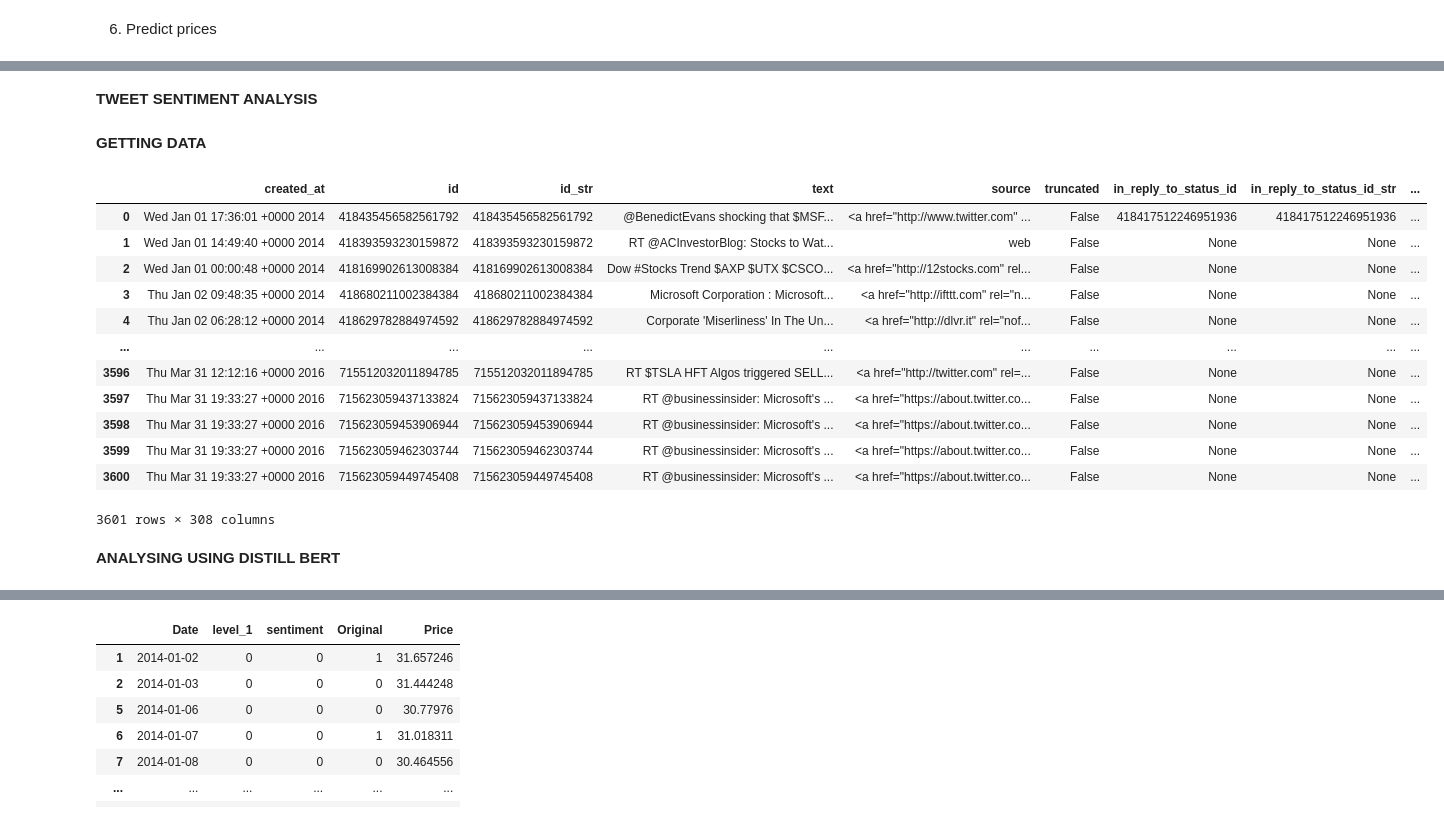
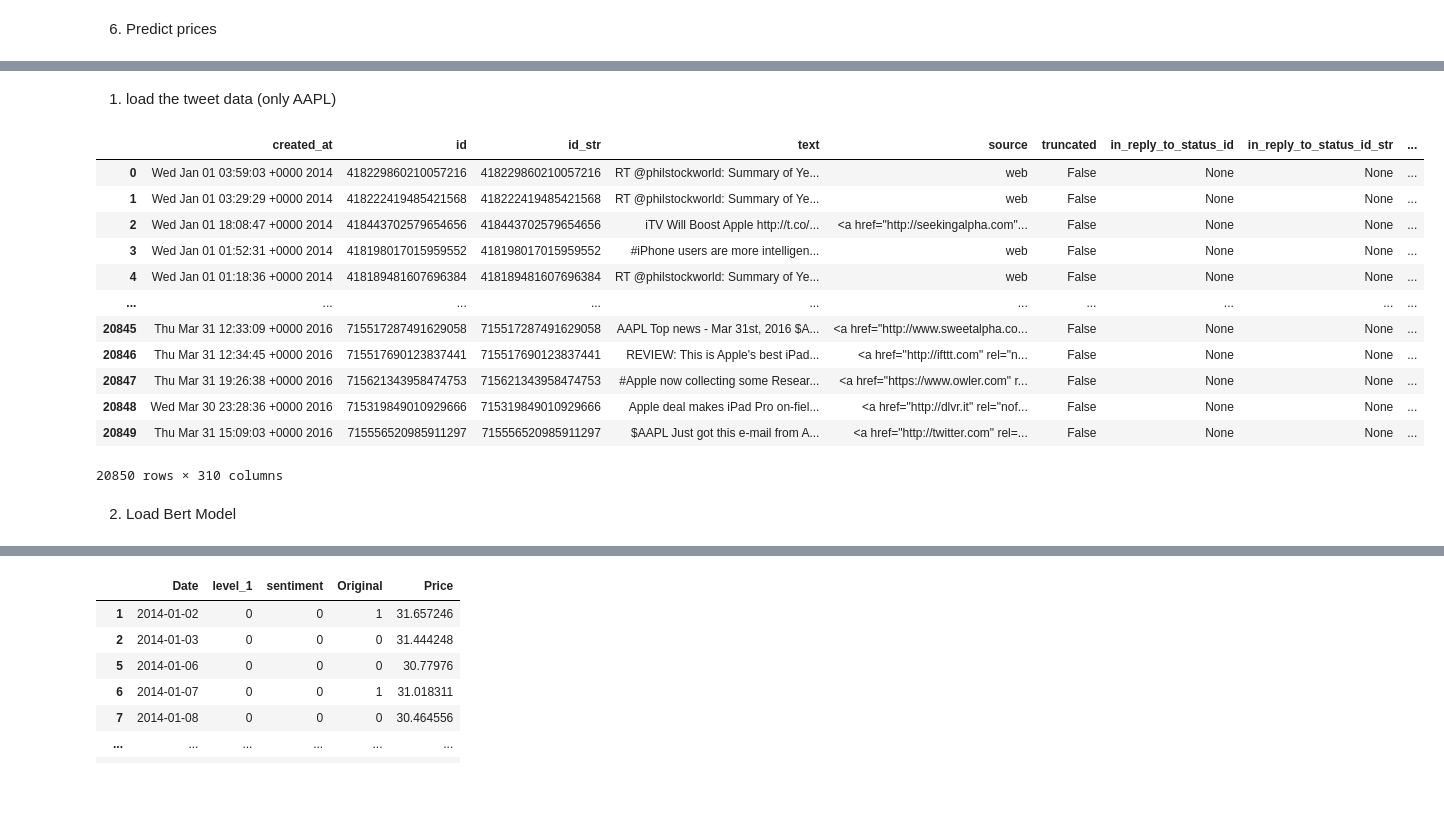
Before and after one commit to trilogy-group/tu2k22-zhiyuangao, a Jupyter notebook: dl/main2.ipynb, the cells around one changed output, grey strips where cells are left out. Saved outputs shown, nothing was run; the diff lists cells and outputs as text; code cells hidden in the pictures; blank space fills up the shorter version.

```diff
--- a/dl/main2.ipynb
+++ b/dl/main2.ipynb
@@ -207,2 +218,0 @@ metrics
-# %% [markdown]
-**TWEET SENTIMENT ANALYSIS**
@@ -215,47 +219,47 @@ from dateutil.parser import parse
-# %% [markdown]
-**GETTING DATA**
+# %% [markdown]
+1. load the tweet data (only AAPL)
 # %%
+import re
+import json
+import pandas as pd
+from dateutil.parser import parse
 tweets_path = "../dataset/tweet"
 dfx = pd.DataFrame
 
 def load_tweets(path):
-  df = []
-  # stocks_folders = ["MSFT","AAPL","AMZN","GOOG","FB"]
-  stocks_folders = ["MSFT"]
-  for folder in stocks_folders:
-    try:
-      stocks_files = sorted(os.listdir(f'{path}/{folder}'))
-
-      for stock_file in stocks_files:
-        file_path = f'{path}/{folder}/{stock_file}'
-        json_file = open(file_path, 'r')
-        for line in json_file.readlines():
-          df_date = pd.json_normalize(json.loads(line))
-          # df_date = pd.read_json(line)
-          df.append(df_date)
-      # dfx = pd.concat(df, sort=False)
-    except Exception as e:
-      print(e)
-  tweets_df = pd.concat(df,sort=False)
-  return tweets_df
+    df = []
+    stocks_folders = ["AAPL"]
+    for folder in stocks_folders:
+        try:
+            stocks_files = sorted(os.listdir(f'{path}/{folder}'))
+            for stock_file in stocks_files:
+                file_path = f'{path}/{folder}/{stock_file}'
+                json_file = open(file_path, 'r')
+                for line in json_file.readlines():
+                    df_date = pd.json_normalize(json.loads(line))
+                    df.append(df_date)
+        except Exception as e:
+            print(e)
+    tweets_df = pd.concat(df,sort=False)
+    return tweets_df
 
 tweets_df = load_tweets(tweets_path)
 tweets_df = tweets_df.reset_index(drop=True)
 tweets_df
 # %% [output]
 |  | created_at | id | id_str | text | source | truncated | in_reply_to_status_id | in_reply_to_status_id_str | ... |
-| 0 | Wed Jan 01 17:36:01 +0000 2014 | 418435456582561792 | 418435456582561792 | @BenedictEvans shocking that $MSF... | <a href="http://www.twitter.com" ... | False | 418417512246951936 | 418417512246951936 | ... |
-| 1 | Wed Jan 01 14:49:40 +0000 2014 | 418393593230159872 | 418393593230159872 | RT @ACInvestorBlog: Stocks to Wat... | web | False | None | None | ... |
-| 2 | Wed Jan 01 00:00:48 +0000 2014 | 418169902613008384 | 418169902613008384 | Dow #Stocks Trend $AXP $UTX $CSCO... | <a href="http://12stocks.com" rel... | False | None | None | ... |
-| 3 | Thu Jan 02 09:48:35 +0000 2014 | 418680211002384384 | 418680211002384384 | Microsoft Corporation : Microsoft... | <a href="http://ifttt.com" rel="n... | False | None | None | ... |
-| 4 | Thu Jan 02 06:28:12 +0000 2014 | 418629782884974592 | 418629782884974592 | Corporate 'Miserliness' In The Un... | <a href="http://dlvr.it" rel="nof... | False | None | None | ... |
+| 0 | Wed Jan 01 03:59:03 +0000 2014 | 418229860210057216 | 418229860210057216 | RT @philstockworld: Summary of Ye... | web | False | None | None | ... |
+| 1 | Wed Jan 01 03:29:29 +0000 2014 | 418222419485421568 | 418222419485421568 | RT @philstockworld: Summary of Ye... | web | False | None | None | ... |
+| 2 | Wed Jan 01 18:08:47 +0000 2014 | 418443702579654656 | 418443702579654656 | iTV Will Boost Apple http://t.co/... | <a href="http://seekingalpha.com"... | False | None | None | ... |
+| 3 | Wed Jan 01 01:52:31 +0000 2014 | 418198017015959552 | 418198017015959552 | #iPhone users are more intelligen... | web | False | None | None | ... |
+| 4 | Wed Jan 01 01:18:36 +0000 2014 | 418189481607696384 | 418189481607696384 | RT @philstockworld: Summary of Ye... | web | False | None | None | ... |
 | ... | ... | ... | ... | ... | ... | ... | ... | ... | ... |
-| 3596 | Thu Mar 31 12:12:16 +0000 2016 | 715512032011894785 | 715512032011894785 | RT $TSLA HFT Algos triggered SELL... | <a href="http://twitter.com" rel=... | False | None | None | ... |
-| 3597 | Thu Mar 31 19:33:27 +0000 2016 | 715623059437133824 | 715623059437133824 | RT @businessinsider: Microsoft's ... | <a href="https://about.twitter.co... | False | None | None | ... |
-| 3598 | Thu Mar 31 19:33:27 +0000 2016 | 715623059453906944 | 715623059453906944 | RT @businessinsider: Microsoft's ... | <a href="https://about.twitter.co... | False | None | None | ... |
-| 3599 | Thu Mar 31 19:33:27 +0000 2016 | 715623059462303744 | 715623059462303744 | RT @businessinsider: Microsoft's ... | <a href="https://about.twitter.co... | False | None | None | ... |
-| 3600 | Thu Mar 31 19:33:27 +0000 2016 | 715623059449745408 | 715623059449745408 | RT @businessinsider: Microsoft's ... | <a href="https://about.twitter.co... | False | None | None | ... |
+| 20845 | Thu Mar 31 12:33:09 +0000 2016 | 715517287491629058 | 715517287491629058 | AAPL Top news - Mar 31st, 2016 $A... | <a href="http://www.sweetalpha.co... | False | None | None | ... |
+| 20846 | Thu Mar 31 12:34:45 +0000 2016 | 715517690123837441 | 715517690123837441 | REVIEW: This is Apple's best iPad... | <a href="http://ifttt.com" rel="n... | False | None | None | ... |
+| 20847 | Thu Mar 31 19:26:38 +0000 2016 | 715621343958474753 | 715621343958474753 | #Apple now collecting some Resear... | <a href="https://www.owler.com" r... | False | None | None | ... |
+| 20848 | Wed Mar 30 23:28:36 +0000 2016 | 715319849010929666 | 715319849010929666 | Apple deal makes iPad Pro on-fiel... | <a href="http://dlvr.it" rel="nof... | False | None | None | ... |
+| 20849 | Thu Mar 31 15:09:03 +0000 2016 | 715556520985911297 | 715556520985911297 | $AAPL Just got this e-mail from A... | <a href="http://twitter.com" rel=... | False | None | None | ... |
-3601 rows × 308 columns
+20850 rows × 310 columns
-# %% [markdown]
-**ANALYSING USING DISTILL BERT**
+# %% [markdown]
+2. Load Bert Model
 # %%
```
Also changed, not shown: parts of 27 cells of this notebook.
